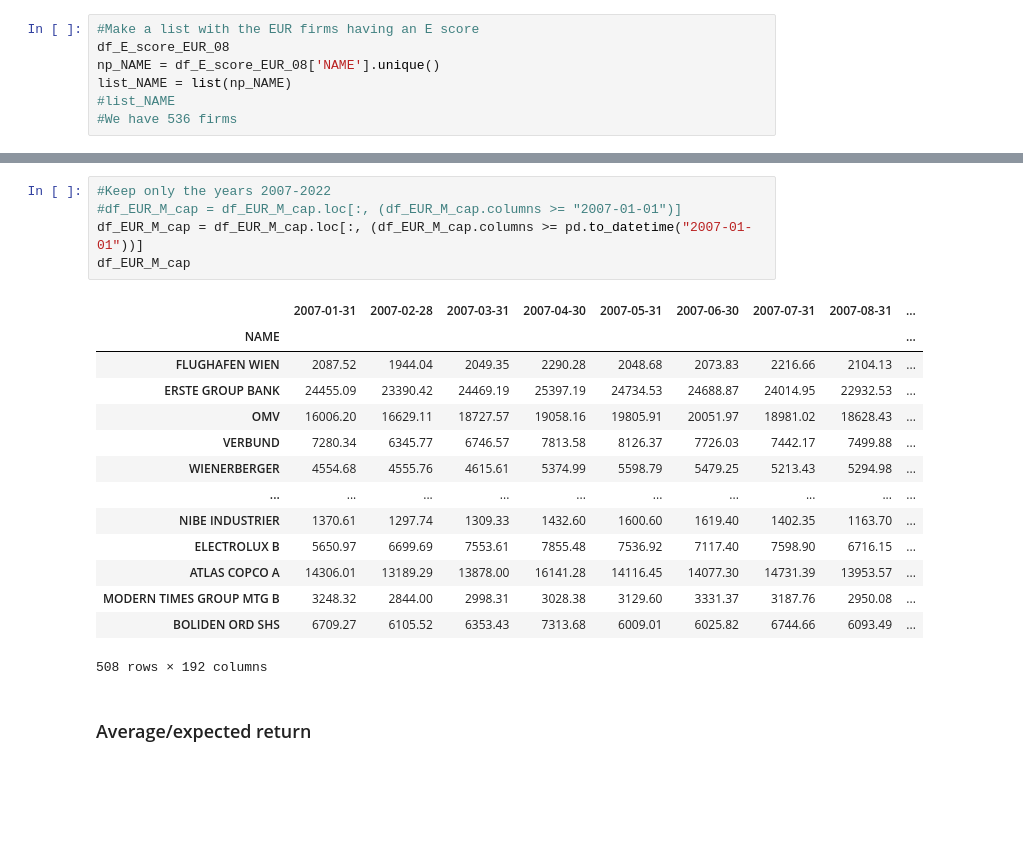
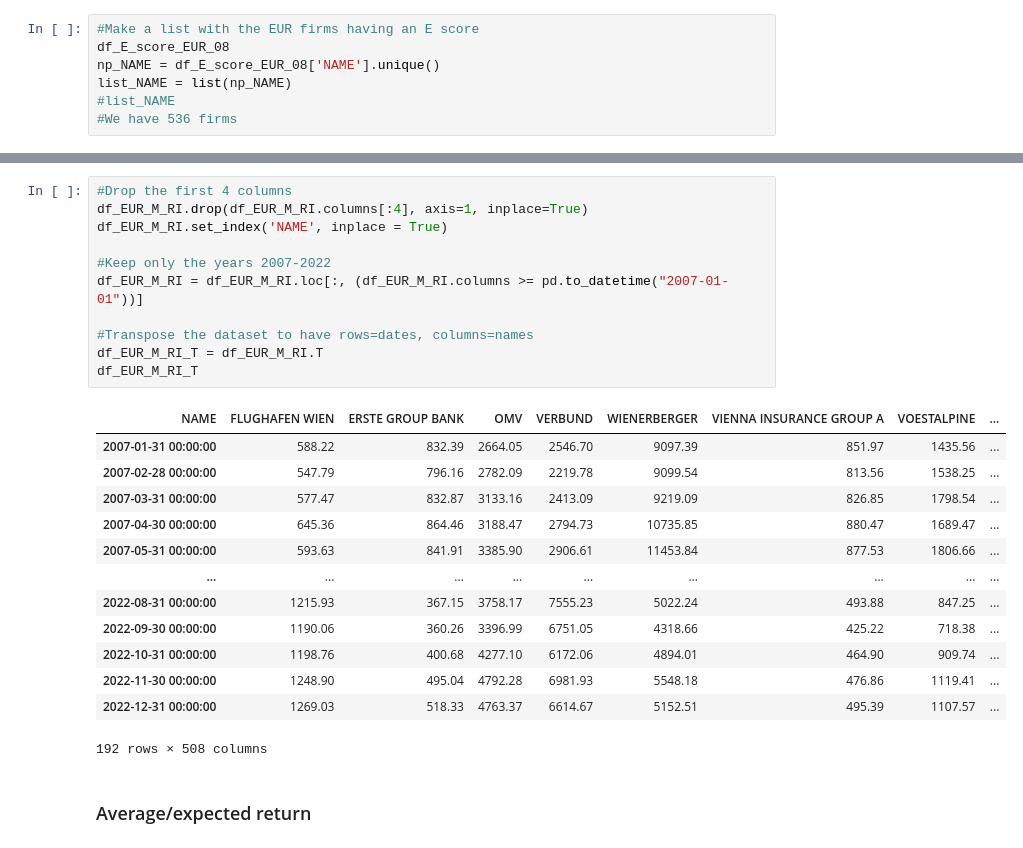
Before and after one commit to GiammarcoBozzelli/SEF, a Jupyter notebook: main.ipynb, the cells around one changed output, grey strips where cells are left out. Saved outputs shown, nothing was run; the diff lists cells and outputs as text; blank space fills up the shorter version.

```diff
--- a/main.ipynb
+++ b/main.ipynb
@@ -211,22 +211,27 @@ df_EUR_M_cap
-# %%
-#Keep only the years 2007-2022
-#df_EUR_M_cap = df_EUR_M_cap.loc[:, (df_EUR_M_cap.columns >= "2007-01-01")]
-df_EUR_M_cap = df_EUR_M_cap.loc[:, (df_EUR_M_cap.columns >= pd.to_datetime("2007-01-01"))]
-df_EUR_M_cap
-# %% [output]
-|  | 2007-01-31 | 2007-02-28 | 2007-03-31 | 2007-04-30 | 2007-05-31 | 2007-06-30 | 2007-07-31 | 2007-08-31 | ... |
-| NAME |  |  |  |  |  |  |  |  | ... |
-| FLUGHAFEN WIEN | 2087.52 | 1944.04 | 2049.35 | 2290.28 | 2048.68 | 2073.83 | 2216.66 | 2104.13 | ... |
-| ERSTE GROUP BANK | 24455.09 | 23390.42 | 24469.19 | 25397.19 | 24734.53 | 24688.87 | 24014.95 | 22932.53 | ... |
-| OMV | 16006.20 | 16629.11 | 18727.57 | 19058.16 | 19805.91 | 20051.97 | 18981.02 | 18628.43 | ... |
-| VERBUND | 7280.34 | 6345.77 | 6746.57 | 7813.58 | 8126.37 | 7726.03 | 7442.17 | 7499.88 | ... |
-| WIENERBERGER | 4554.68 | 4555.76 | 4615.61 | 5374.99 | 5598.79 | 5479.25 | 5213.43 | 5294.98 | ... |
-| ... | ... | ... | ... | ... | ... | ... | ... | ... | ... |
-| NIBE INDUSTRIER | 1370.61 | 1297.74 | 1309.33 | 1432.60 | 1600.60 | 1619.40 | 1402.35 | 1163.70 | ... |
-| ELECTROLUX B | 5650.97 | 6699.69 | 7553.61 | 7855.48 | 7536.92 | 7117.40 | 7598.90 | 6716.15 | ... |
-| ATLAS COPCO A | 14306.01 | 13189.29 | 13878.00 | 16141.28 | 14116.45 | 14077.30 | 14731.39 | 13953.57 | ... |
-| MODERN TIMES GROUP MTG B | 3248.32 | 2844.00 | 2998.31 | 3028.38 | 3129.60 | 3331.37 | 3187.76 | 2950.08 | ... |
-| BOLIDEN ORD SHS | 6709.27 | 6105.52 | 6353.43 | 7313.68 | 6009.01 | 6025.82 | 6744.66 | 6093.49 | ... |
-508 rows × 192 columns
+# %%
+#Drop the first 4 columns
+df_EUR_M_RI.drop(df_EUR_M_RI.columns[:4], axis=1, inplace=True)
+df_EUR_M_RI.set_index('NAME', inplace = True)
+
+#Keep only the years 2007-2022
+df_EUR_M_RI = df_EUR_M_RI.loc[:, (df_EUR_M_RI.columns >= pd.to_datetime("2007-01-01"))]
+
+#Transpose the dataset to have rows=dates, columns=names
+df_EUR_M_RI_T = df_EUR_M_RI.T
+df_EUR_M_RI_T
+# %% [output]
+| NAME | FLUGHAFEN WIEN | ERSTE GROUP BANK | OMV | VERBUND | WIENERBERGER | VIENNA INSURANCE GROUP A | VOESTALPINE | ... |
+| 2007-01-31 00:00:00 | 588.22 | 832.39 | 2664.05 | 2546.70 | 9097.39 | 851.97 | 1435.56 | ... |
+| 2007-02-28 00:00:00 | 547.79 | 796.16 | 2782.09 | 2219.78 | 9099.54 | 813.56 | 1538.25 | ... |
+| 2007-03-31 00:00:00 | 577.47 | 832.87 | 3133.16 | 2413.09 | 9219.09 | 826.85 | 1798.54 | ... |
+| 2007-04-30 00:00:00 | 645.36 | 864.46 | 3188.47 | 2794.73 | 10735.85 | 880.47 | 1689.47 | ... |
+| 2007-05-31 00:00:00 | 593.63 | 841.91 | 3385.90 | 2906.61 | 11453.84 | 877.53 | 1806.66 | ... |
+| ... | ... | ... | ... | ... | ... | ... | ... | ... |
+| 2022-08-31 00:00:00 | 1215.93 | 367.15 | 3758.17 | 7555.23 | 5022.24 | 493.88 | 847.25 | ... |
+| 2022-09-30 00:00:00 | 1190.06 | 360.26 | 3396.99 | 6751.05 | 4318.66 | 425.22 | 718.38 | ... |
+| 2022-10-31 00:00:00 | 1198.76 | 400.68 | 4277.10 | 6172.06 | 4894.01 | 464.90 | 909.74 | ... |
+| 2022-11-30 00:00:00 | 1248.90 | 495.04 | 4792.28 | 6981.93 | 5548.18 | 476.86 | 1119.41 | ... |
+| 2022-12-31 00:00:00 | 1269.03 | 518.33 | 4763.37 | 6614.67 | 5152.51 | 495.39 | 1107.57 | ... |
+192 rows × 508 columns
 # %% [markdown]
 ### Average/expected return
```
Also changed, not shown: parts of 29 cells of this notebook.
